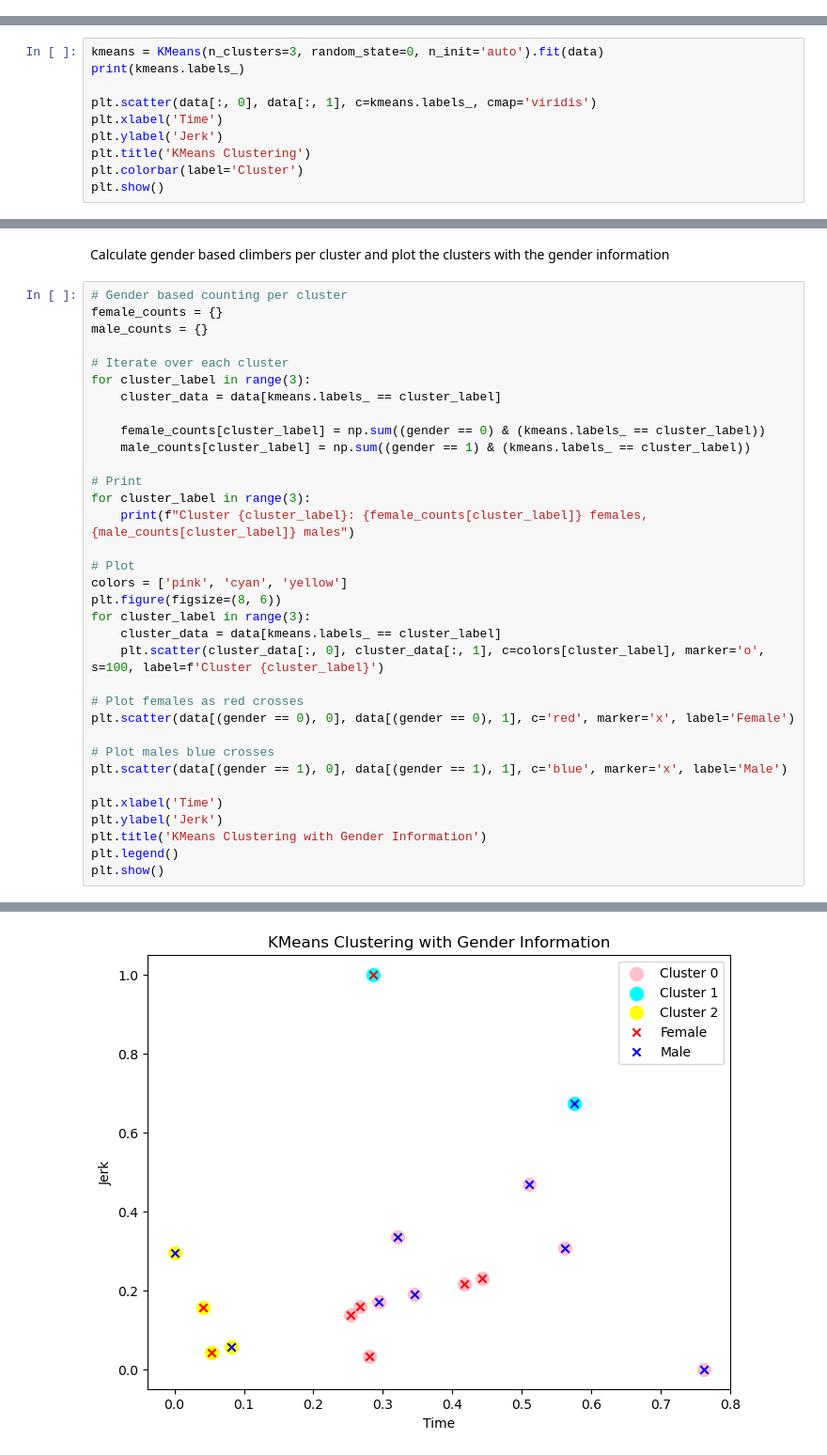
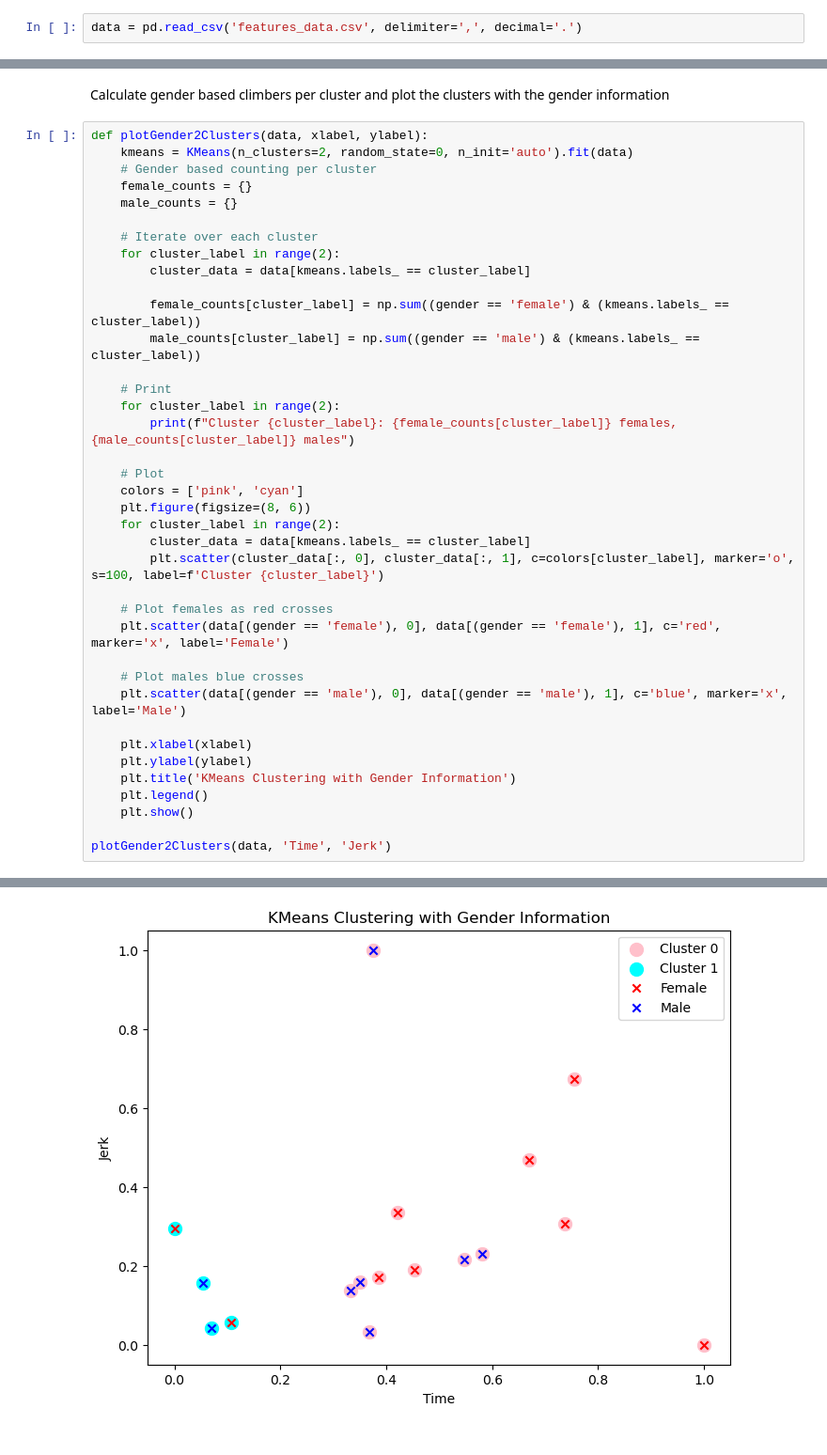
Before and after one commit to doertiboy/MasterStudy, a Jupyter notebook: k_means.ipynb, the cells around one changed output, grey strips where cells are left out. Shown at 94% size. Cells and saved outputs as stored; diff of their text form.

Commit message:
clustering through sections

```diff
--- a/k_means.ipynb
+++ b/k_means.ipynb
@@ -6,3 +5,5 @@ import pandas as pd
 from sklearn.cluster import KMeans
 # %% [markdown]
 # Import Data
+# %%
+data = pd.read_csv('features_data.csv', delimiter=',', decimal='.')
@@ -29,10 +50,0 @@ data_3 = np.array([[t, j] for t, j in zip(time_3, jerk_3)])
-# %%
-kmeans = KMeans(n_clusters=3, random_state=0, n_init='auto').fit(data)
-print(kmeans.labels_)
-
-plt.scatter(data[:, 0], data[:, 1], c=kmeans.labels_, cmap='viridis')
-plt.xlabel('Time')
-plt.ylabel('Jerk')
-plt.title('KMeans Clustering')
-plt.colorbar(label='Cluster')
-plt.show()
@@ -42,37 +51,41 @@ plt.show()
 # %% [markdown]
 Calculate gender based climbers per cluster and plot the clusters with the gender information
 # %%
-# Gender based counting per cluster
-female_counts = {}
-male_counts = {}
+def plotGender2Clusters(data, xlabel, ylabel):
+    kmeans = KMeans(n_clusters=2, random_state=0, n_init='auto').fit(data)
+    # Gender based counting per cluster
+    female_counts = {}
+    male_counts = {}
 
-# Iterate over each cluster
-for cluster_label in range(3):
-    cluster_data = data[kmeans.labels_ == cluster_label]
+    # Iterate over each cluster
+    for cluster_label in range(2):
+        cluster_data = data[kmeans.labels_ == cluster_label]
 
-    female_counts[cluster_label] = np.sum((gender == 0) & (kmeans.labels_ == cluster_label))
-    male_counts[cluster_label] = np.sum((gender == 1) & (kmeans.labels_ == cluster_label))
+        female_counts[cluster_label] = np.sum((gender == 'female') & (kmeans.labels_ == cluster_label))
+        male_counts[cluster_label] = np.sum((gender == 'male') & (kmeans.labels_ == cluster_label))
 
-# Print
-for cluster_label in range(3):
-    print(f"Cluster {cluster_label}: {female_counts[cluster_label]} females, {male_counts[cluster_label]} males")
+    # Print
+    for cluster_label in range(2):
+        print(f"Cluster {cluster_label}: {female_counts[cluster_label]} females, {male_counts[cluster_label]} males")
 
-# Plot
-colors = ['pink', 'cyan', 'yellow']
-plt.figure(figsize=(8, 6))
-for cluster_label in range(3):
-    cluster_data = data[kmeans.labels_ == cluster_label]
-    plt.scatter(cluster_data[:, 0], cluster_data[:, 1], c=colors[cluster_label], marker='o', s=100, label=f'Cluster {cluster_label}')
+    # Plot
+    colors = ['pink', 'cyan']
+    plt.figure(figsize=(8, 6))
+    for cluster_label in range(2):
+        cluster_data = data[kmeans.labels_ == cluster_label]
+        plt.scatter(cluster_data[:, 0], cluster_data[:, 1], c=colors[cluster_label], marker='o', s=100, label=f'Cluster {cluster_label}')
 
-# Plot females as red crosses
-plt.scatter(data[(gender == 0), 0], data[(gender == 0), 1], c='red', marker='x', label='Female')
+    # Plot females as red crosses
+    plt.scatter(data[(gender == 'female'), 0], data[(gender == 'female'), 1], c='red', marker='x', label='Female')
 
-# Plot males blue crosses
-plt.scatter(data[(gender == 1), 0], data[(gender == 1), 1], c='blue', marker='x', label='Male')
+    # Plot males blue crosses
+    plt.scatter(data[(gender == 'male'), 0], data[(gender == 'male'), 1], c='blue', marker='x', label='Male')
 
-plt.xlabel('Time')
-plt.ylabel('Jerk')
-plt.title('KMeans Clustering with Gender Information')
-plt.legend()
-plt.show()
+    plt.xlabel(xlabel)
+    plt.ylabel(ylabel)
+    plt.title('KMeans Clustering with Gender Information')
+    plt.legend()
+    plt.show()
+
+plotGender2Clusters(data, 'Time', 'Jerk')
 # %% [output]
@@ -82 +94 @@ Cluster 2: 2 females, 2 males
-[figure, old version]
+[figure, new version]
```
Also changed, not shown: parts of 17 cells of this notebook, 1 other file.
